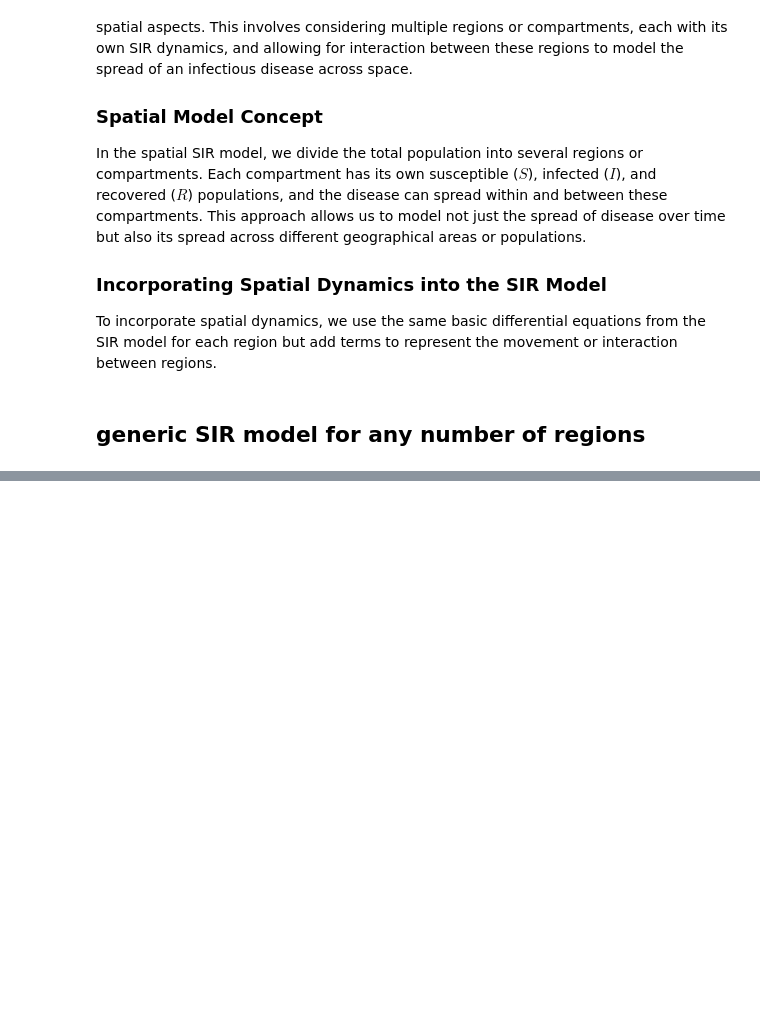
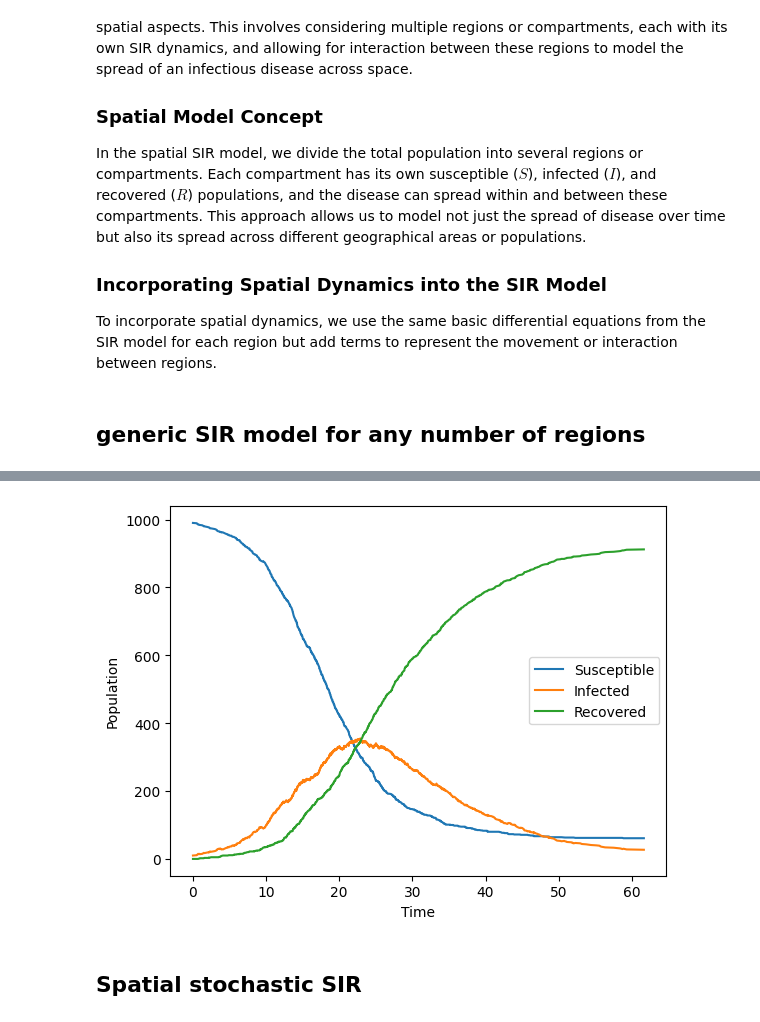
Before and after one commit to eagmon/notebook_tests, a Jupyter notebook: sim_study_guide_compartments.ipynb, the cells around one changed output, grey strips where cells are left out. Cells and saved outputs as stored; diff of their text form; code cells hidden in the pictures; blank space fills up the shorter version.

```diff
--- a/sim_study_guide_compartments.ipynb
+++ b/sim_study_guide_compartments.ipynb
@@ -199,0 +247,29 @@ interactive(children=(IntSlider(value=1000, description='N1 Population Size', ma
+# %%
+# Parameters for the simulation
+S0 = 990
+I0 = 10
+R0 = 0
+beta = 0.3
+gamma = 0.1
+t_max = 60
+
+# Run the stochastic SIR model
+sir_simulation = stochastic_sir(S0, I0, R0, beta, gamma, t_max)
+
+# Plot the results
+times = [state[0] for state in sir_simulation]
+susceptible = [state[1] for state in sir_simulation]
+infected = [state[2] for state in sir_simulation]
+recovered = [state[3] for state in sir_simulation]
+
+plt.plot(times, susceptible, label="Susceptible")
+plt.plot(times, infected, label="Infected")
+plt.plot(times, recovered, label="Recovered")
+plt.xlabel("Time")
+plt.ylabel("Population")
+plt.legend()
+plt.show()
+# %% [output]
+[figure, added]
+# %% [markdown]
+## Spatial stochastic SIR
```
Also changed, not shown: parts of 8 cells of this notebook, 1 other file.
